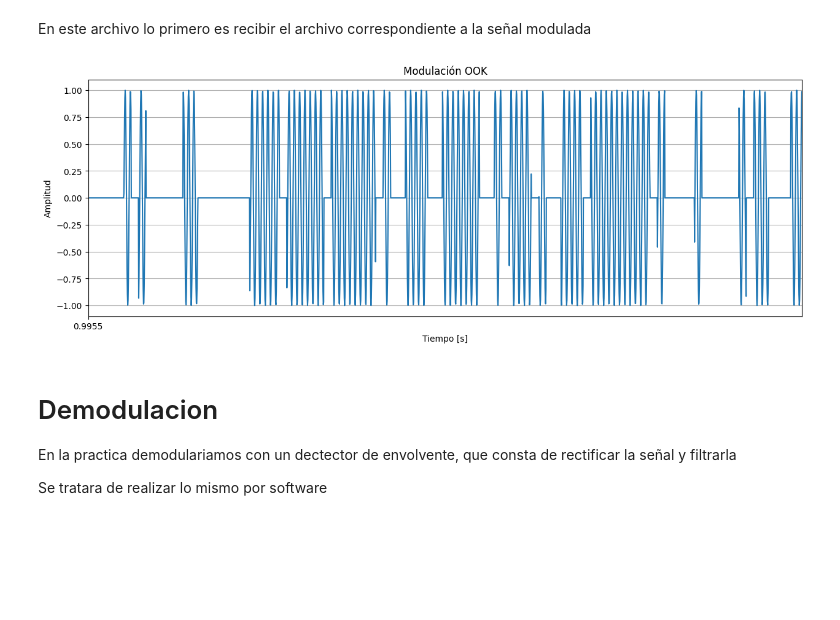
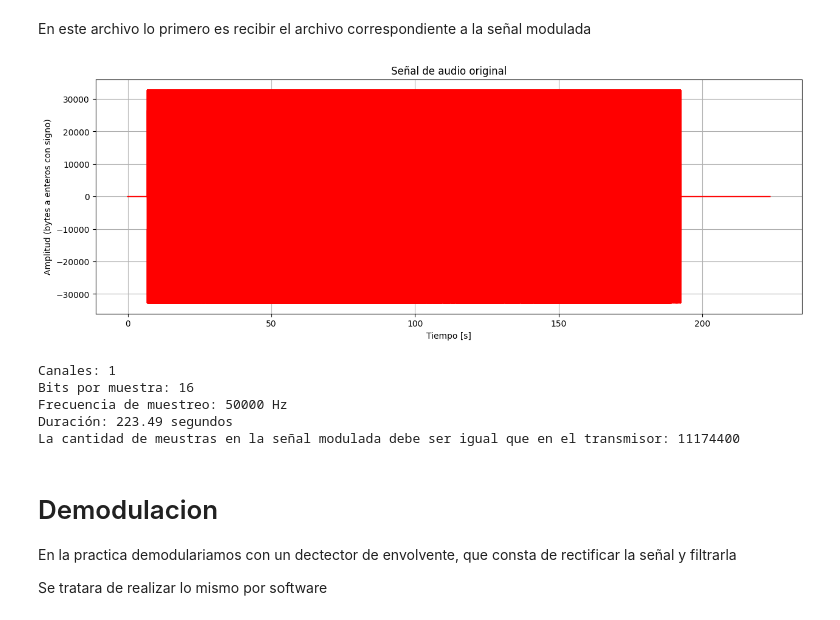
Before and after one commit to UlisesUberti/Proyecto_Seniales_Electricas, a Jupyter notebook: src/Receptor.ipynb, the cells around one changed output. Drawn from its saved outputs; the diff is of its cells as text; code cells hidden in the pictures; blank space fills up the shorter version.

```diff
--- a/src/Receptor.ipynb
+++ b/src/Receptor.ipynb
@@ -10,22 +22,17 @@ import matplotlib.pyplot as plt
 # %%
 # Importamos el archivo con la señal modulada
-data = np.load('Senial_OOK.npz')
-t_moduladora = data['tiempo']
-Senial_OOK = data['Amplitud']
+ruta = "Senial_OOK_1000.wav"
+#ruta_2 = "Senial_OOK.wav"
+Senial_OOK,t_Senial_OOK = Audio_Grafica(ruta)
+canales,bits,fs,muestras,duracion=Audio_Caracteristicas(ruta)
+print("La cantidad de meustras en la señal modulada debe ser igual que en el transmisor:",muestras)
+# %% [output]
+[figure, added]
+Canales: 1
+Bits por muestra: 16
+Frecuencia de muestreo: 50000 Hz
+Duración: 223.49 segundos
+La cantidad de meustras en la señal modulada debe ser igual que en el transmisor: 11174400
-# %%
-#graficamos para verificar que se trata de la señal
-
-plt.figure(figsize=(15,5))
-plt.plot(t_moduladora, Senial_OOK)  # solo primeros 1000 puntos para visualizar bien
-plt.grid(True)
-plt.title("Modulación OOK")
-plt.xlabel("Tiempo [s]")
-plt.ylabel("Amplitud")
-plt.xlim(0.9955,1)
-plt.xticks(np.arange(0.9955,1,0.1))
-plt.show()
-# %% [output]
-[figure, removed]
 # %% [markdown]
 # Demodulacion
 En la practica demodulariamos con un dectector de envolvente, que consta de rectificar la señal y filtrarla
```
Also changed, not shown: parts of 14 cells of this notebook, 6 other files.
